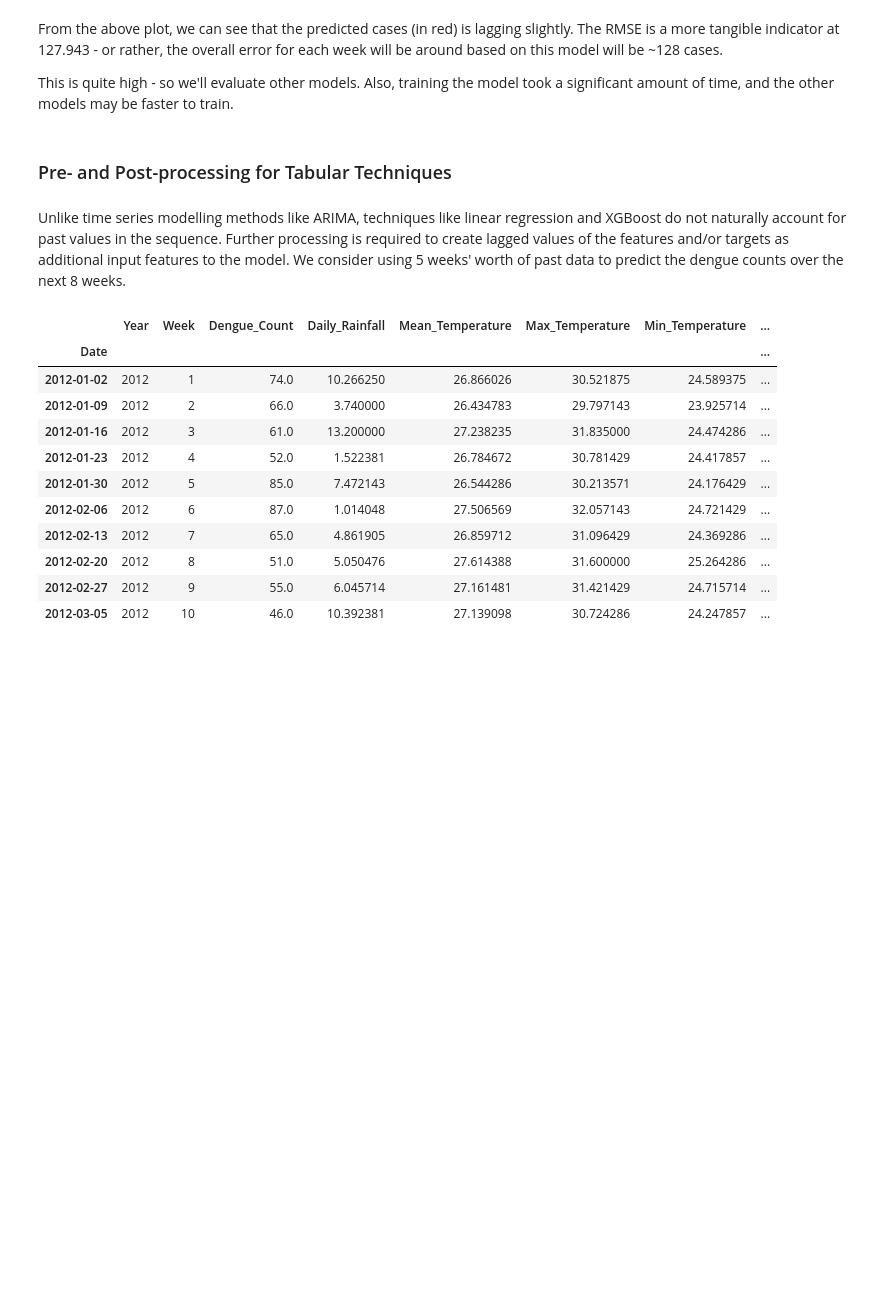
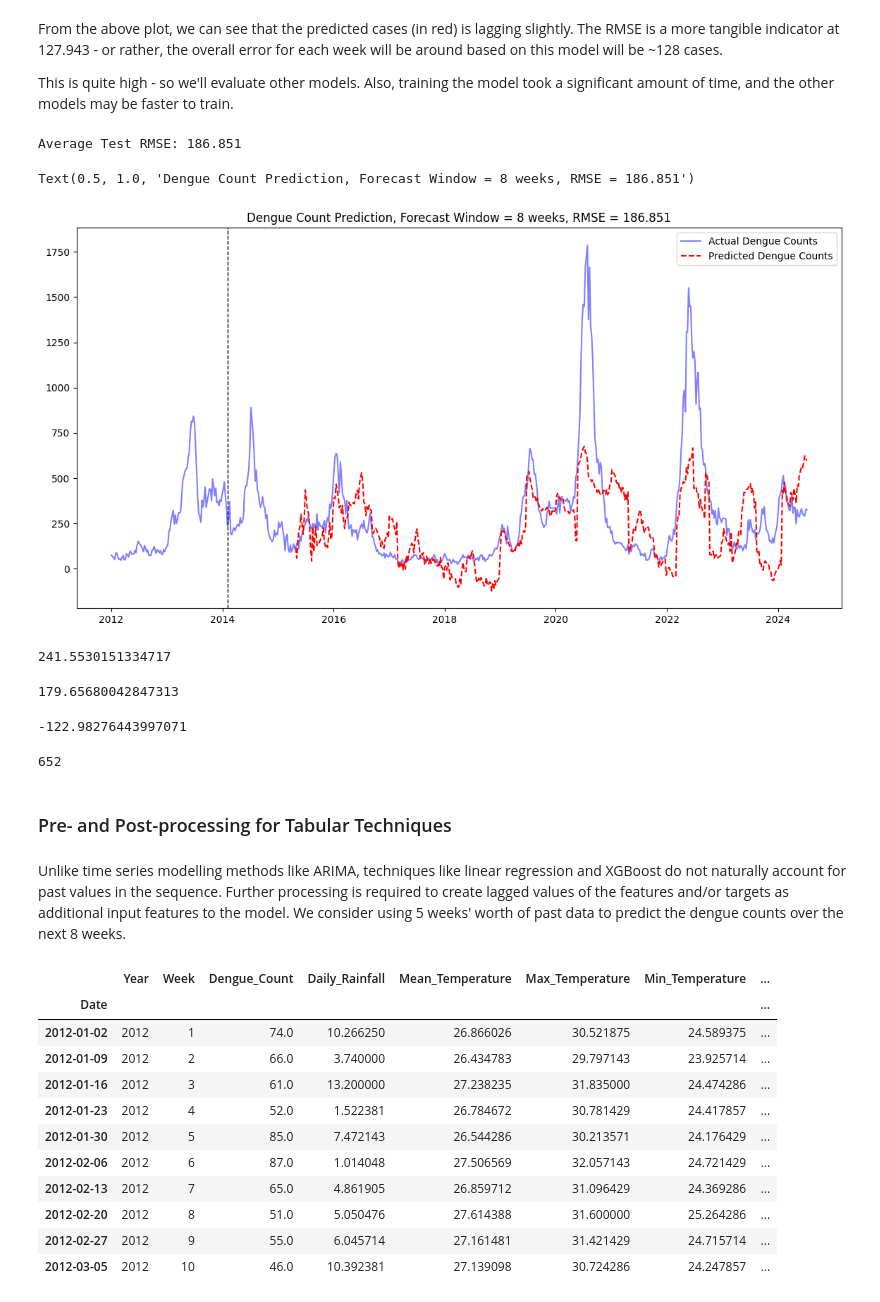
Before and after one commit to kampungkat/dengue-predictor, a Jupyter notebook: Dengue_Predictor.ipynb, the cells around one changed output. Saved outputs shown, nothing was run; the diff lists cells and outputs as text; code cells hidden in the pictures; blank space fills up the shorter version.

```diff
--- a/Dengue_Predictor.ipynb
+++ b/Dengue_Predictor.ipynb
@@ -659,3 +717,54 @@ From the above plot, we can see that the predicted cases (in red) is lagging sli
 The RMSE is a more tangible indicator at 127.943 - or rather, the overall error for each week will be around based on this model will be ~128 cases.
 
 This is quite high - so we'll evaluate other models. Also, training the model took a significant amount of time, and the other models may be faster to train.
+# %%
+forecast_window = 24
+tscv = TimeSeriesSplit(n_splits=20, test_size=forecast_window)
+
+# Parameters for SARIMAX
+order = (1, 0, 1)                       # written as p, d, q
+seasonal_order = (1, 1, 1, 52)          # written as P, D, Q, s
+
+# Initialize a list to store all predictions
+all_predictions = pd.Series(index=target.index, dtype=float)
+
+# Time series cross-validation with tqdm progress bar
+for train_index, test_index in tqdm(tscv.split(df_ts), total=tscv.get_n_splits(), desc="Cross-Validation"):
+    train_features, test_features = df_ts[features].iloc[train_index], df_ts[features].iloc[test_index]
+    train_target, test_target = target.iloc[train_index], target.iloc[test_index]
+
+    # Scale the features
+    scaler = StandardScaler()
+    train_features_scaled = scaler.fit_transform(train_features)
+    test_features_scaled = scaler.transform(test_features)
+
+    try:                                                         # try-except block to catch errors
+        # Fit SARIMAX model
+        model = SARIMAX(train_target, exog=train_features_scaled, order=order, seasonal_order=seasonal_order)
+        results = model.fit(disp=False)
+
+        # Make predictions
+        predictions = results.predict(start=test_index[0], end=test_index[-1], exog=test_features_scaled)
+
+        # Store predictions
+        all_predictions[test_index] = predictions
+
+    except np.linalg.LinAlgError as e:
+        print(f'Error for split {len(all_predictions.dropna())}: {e}')
+        continue
+
+# Calculate and print average RMSE
+average_ts_rmse = np.mean([np.sqrt(mean_squared_error(target[split[1]], all_predictions[split[1]])) for split in tscv.split(df_ts)])
+print(f'Average Test RMSE: {average_ts_rmse:.3f}')
+
+# Plot
+fig,ax = plt.subplots(1,1,figsize=(14,7))
+ax.plot(target,'b',label='Actual Dengue Counts',alpha=0.5)
+ax.plot(all_predictions,'r--',label='Predicted Dengue Counts')
+ax.axvline(x=all_predictions.index[108], color='k', linestyle='--', linewidth=1)
+ax.legend()
+ax.set_title(f'Dengue Count Prediction, Forecast Window = 8 weeks, RMSE = {average_ts_rmse:.3f}')
+# %% [output]
+Average Test RMSE: 186.851
+Text(0.5, 1.0, 'Dengue Count Prediction, Forecast Window = 8 weeks, RMSE = 186.851')
+[figure, added]
@@ -662,3 +773,25 @@ This is quite high - so we'll evaluate other models. Also, training the model to
+# %%
+np.sqrt(mean_squared_error(target[~all_predictions.isna()],np.clip(all_predictions[~all_predictions.isna()],0,100000)))
+np.sqrt(mean_squared_error(target[~all_predictions.isna()],all_predictions[~all_predictions.isna()]))
+# %% [output]
+241.5530151334717
+# %%
+# Calculate and print average RMSE
+np.mean([np.sqrt(mean_squared_error(target[split[1]], np.clip(all_predictions[split[1]],0,100000))) for split in tscv.split(df_ts)])
+# %% [output]
+179.65680042847313
+# %%
+all_predictions.min()
+# %% [output]
+-122.98276443997071
+# %%
+# Calculate and print average RMSE
+# all_predictions[all_predictions.isna()]
+all_predictions.isna().sum()
+# average_ts_rmse = np.mean([np.sqrt(mean_squared_error(target[split[1]], all_predictions[split[1]])) for split in tscv.split(df_ts)])
+# print(f'Average Test RMSE: {average_ts_rmse:.3f}')
+# %% [output]
+652
 # %% [markdown]
 ### Pre- and Post-processing for Tabular Techniques
 # %% [markdown]
```
Also changed, not shown: parts of 21 cells of this notebook, 2 other files.
